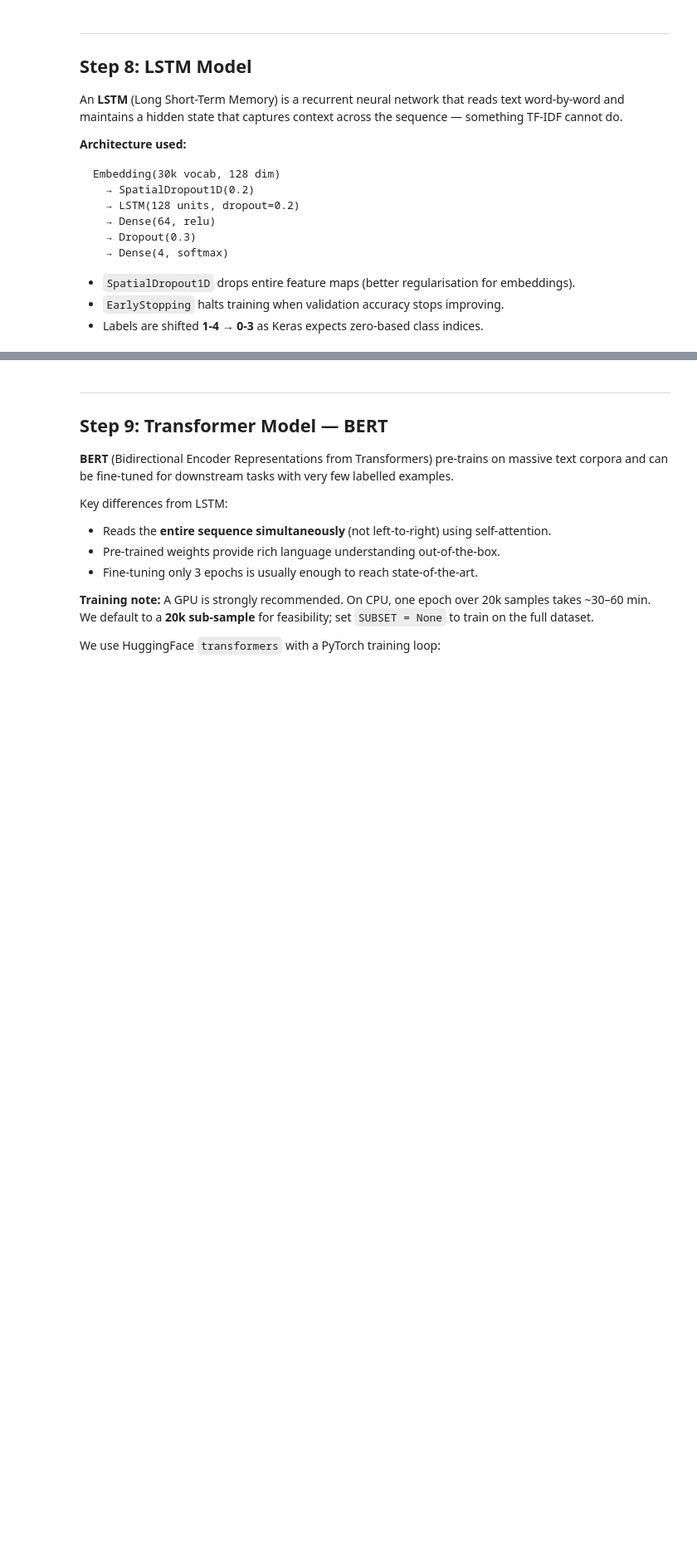
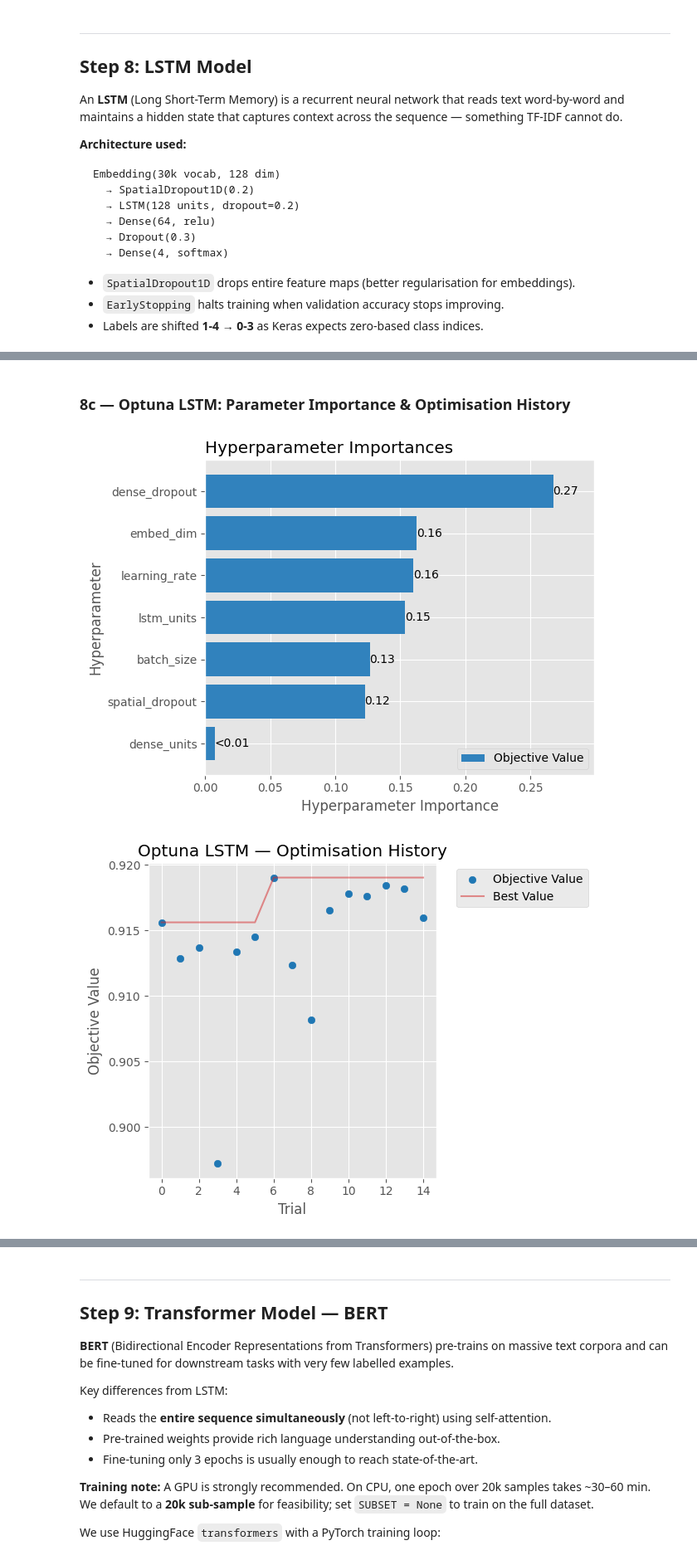
Before and after one commit to yakassab/NLP-Proj, a Jupyter notebook: main.ipynb, the cells around one changed output, grey strips where cells are left out. Shown at 83% size. Drawn from its saved outputs; the diff is of its cells as text; code cells hidden in the pictures; blank space fills up the shorter version.

```diff
--- a/main.ipynb
+++ b/main.ipynb
@@ -859,0 +998,31 @@ KeyboardInterrupt:
+# %% [markdown]
+### 8c — Optuna LSTM: Parameter Importance & Optimisation History
+# %%
+import matplotlib.pyplot as plt
+
+try:
+    import optuna.visualization.matplotlib as ovis
+    fig = ovis.plot_param_importances(lstm_study)
+    #plt.title("Optuna LSTM — Hyperparameter Importances")
+    plt.tight_layout()
+    plt.show()
+
+    fig2 = ovis.plot_optimization_history(lstm_study)
+    plt.title("Optuna LSTM — Optimisation History")
+    plt.tight_layout()
+    plt.show()
+except Exception:
+    trial_vals = [t.value for t in lstm_study.trials if t.value is not None]
+    plt.figure(figsize=(9, 4))
+    plt.plot(trial_vals, marker='o', markersize=5, color='steelblue')
+    plt.axhline(lstm_study.best_value, color='red', linestyle='--',
+                label=f'Best = {lstm_study.best_value:.4f}')
+    plt.xlabel('Trial')
+    plt.ylabel('Validation Accuracy')
+    plt.title('Optuna LSTM — Optimisation History')
+    plt.legend()
+    plt.tight_layout()
+    plt.show()
+# %% [output]
+[figure, added]
+[figure, added]
```
Also changed, not shown: parts of 13 cells of this notebook.
